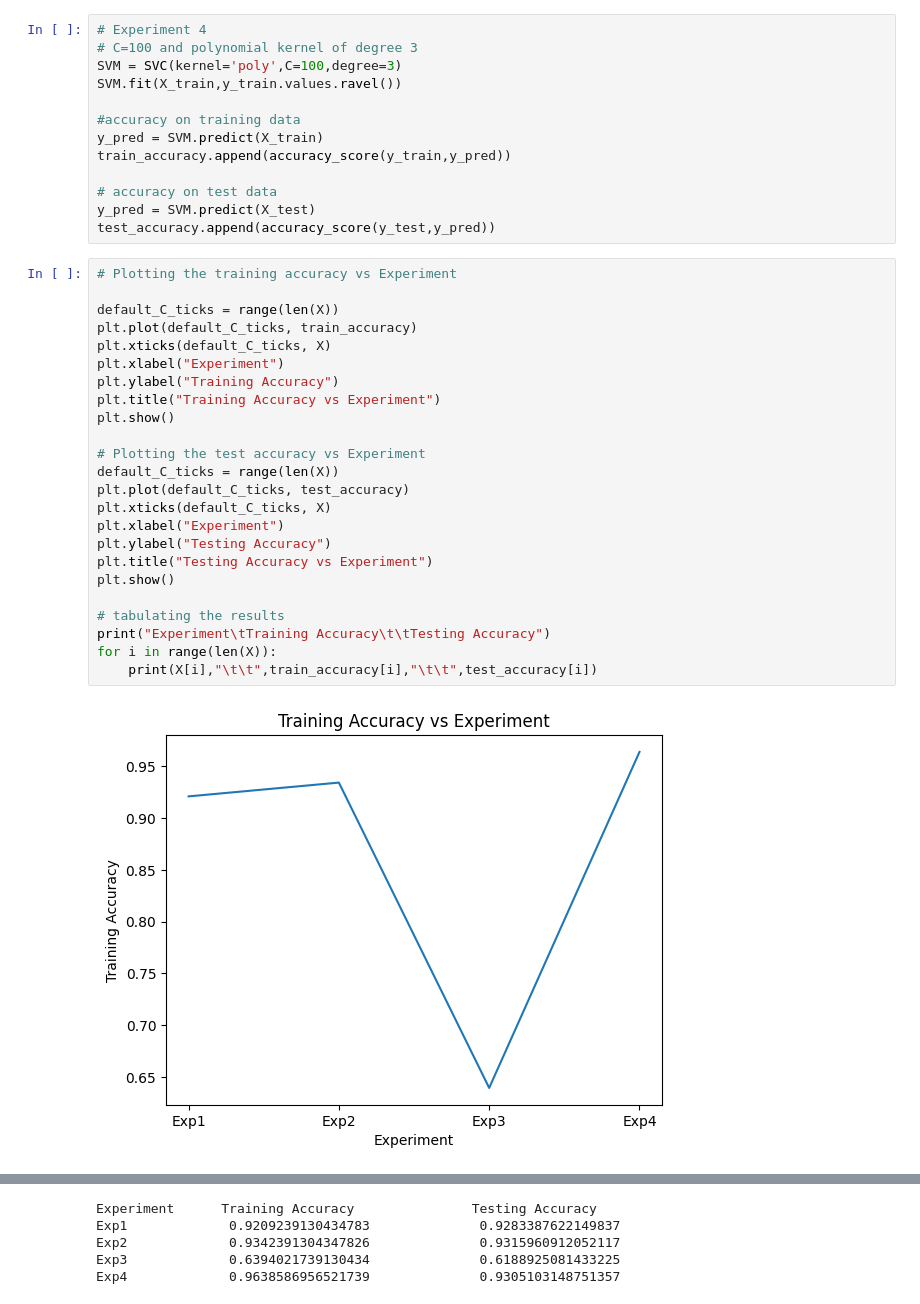
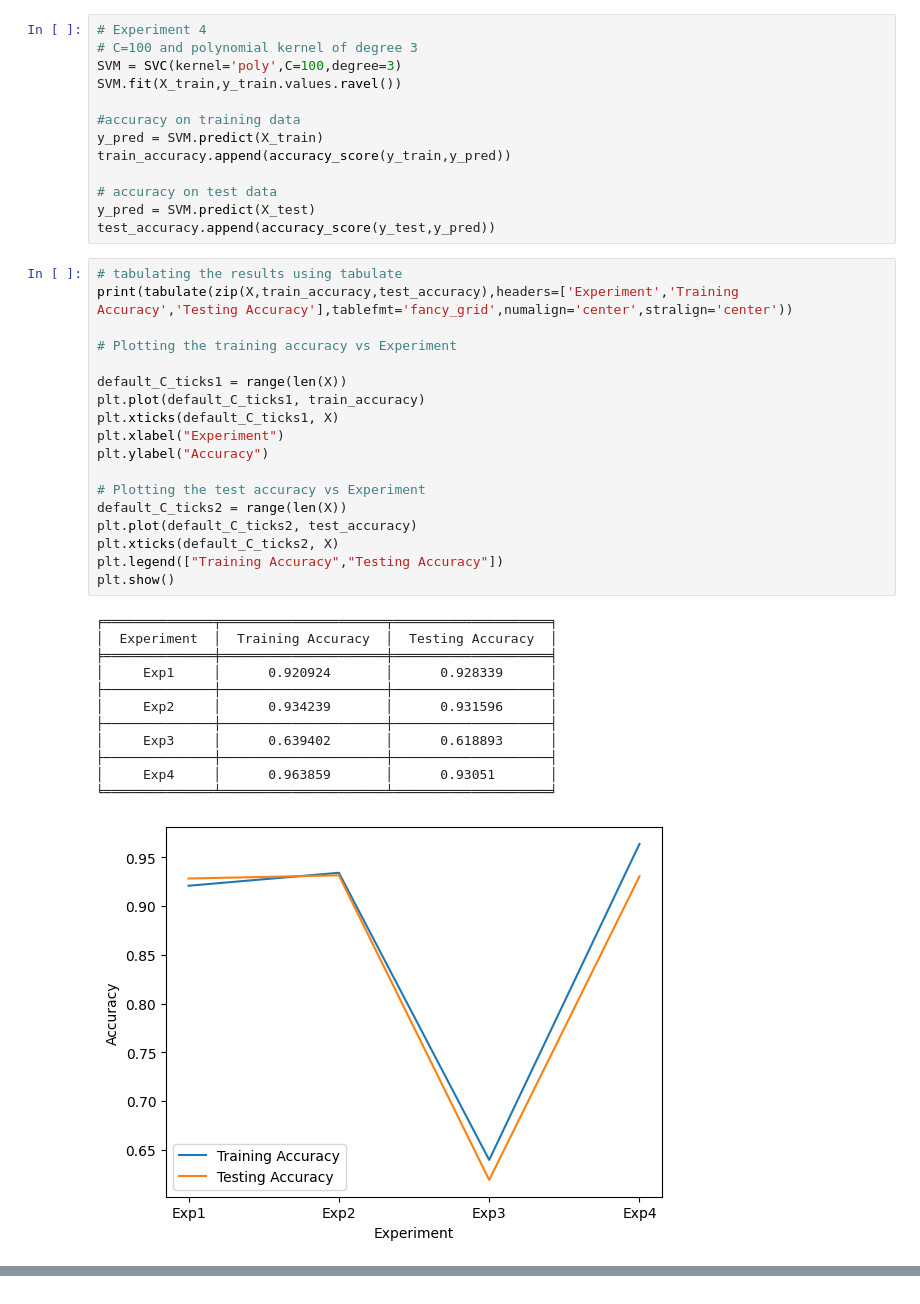
Before and after one commit to TheMockingJay1013/ML_CS60050_Autumn23, a Jupyter notebook: Asg3/21CS30032_Navaneeth_Shaji/Q1/Q_1.ipynb, the cells around one changed output, grey strips where cells are left out. Drawn from its saved outputs; the diff is of its cells as text.

```diff
--- a/Asg3/21CS30032_Navaneeth_Shaji/Q1/Q_1.ipynb
+++ b/Asg3/21CS30032_Navaneeth_Shaji/Q1/Q_1.ipynb
@@ -275,28 +293,33 @@ train_accuracy.append(accuracy_score(y_train,y_pred))
 y_pred = SVM.predict(X_test)
 test_accuracy.append(accuracy_score(y_test,y_pred))
 # %%
+# tabulating the results using tabulate
+print(tabulate(zip(X,train_accuracy,test_accuracy),headers=['Experiment','Training Accuracy','Testing Accuracy'],tablefmt='fancy_grid',numalign='center',stralign='center'))
+
 # Plotting the training accuracy vs Experiment
 
-default_C_ticks = range(len(X))
-plt.plot(default_C_ticks, train_accuracy)
-plt.xticks(default_C_ticks, X)
+default_C_ticks1 = range(len(X))
+plt.plot(default_C_ticks1, train_accuracy)
+plt.xticks(default_C_ticks1, X)
 plt.xlabel("Experiment")
-plt.ylabel("Training Accuracy")
-plt.title("Training Accuracy vs Experiment")
-plt.show()
+plt.ylabel("Accuracy")
 
 # Plotting the test accuracy vs Experiment
-default_C_ticks = range(len(X))
-plt.plot(default_C_ticks, test_accuracy)
-plt.xticks(default_C_ticks, X)
-plt.xlabel("Experiment")
-plt.ylabel("Testing Accuracy")
-plt.title("Testing Accuracy vs Experiment")
+default_C_ticks2 = range(len(X))
+plt.plot(default_C_ticks2, test_accuracy)
+plt.xticks(default_C_ticks2, X)
+plt.legend(["Training Accuracy","Testing Accuracy"])
 plt.show()
-
-# tabulating the results
-print("Experiment\tTraining Accuracy\t\tTesting Accuracy")
-for i in range(len(X)):
-    print(X[i],"\t\t",train_accuracy[i],"\t\t",test_accuracy[i])
 # %% [output]
+╒══════════════╤═════════════════════╤════════════════════╕
+│  Experiment  │  Training Accuracy  │  Testing Accuracy  │
+╞══════════════╪═════════════════════╪════════════════════╡
+│     Exp1     │      0.920924       │      0.928339      │
+├──────────────┼─────────────────────┼────────────────────┤
+│     Exp2     │      0.934239       │      0.931596      │
+├──────────────┼─────────────────────┼────────────────────┤
+│     Exp3     │      0.639402       │      0.618893      │
+├──────────────┼─────────────────────┼────────────────────┤
+│     Exp4     │      0.963859       │      0.93051       │
+╘══════════════╧═════════════════════╧════════════════════╛
-[figure, old version]
+[figure, new version]
@@ -304,5 +325,0 @@ for i in range(len(X)):
-Experiment      Training Accuracy               Testing Accuracy
-Exp1             0.9209239130434783              0.9283387622149837
-Exp2             0.9342391304347826              0.9315960912052117
-Exp3             0.6394021739130434              0.6188925081433225
-Exp4             0.9638586956521739              0.9305103148751357
```
Also changed, not shown: parts of 5 cells of this notebook, 2 other files.
